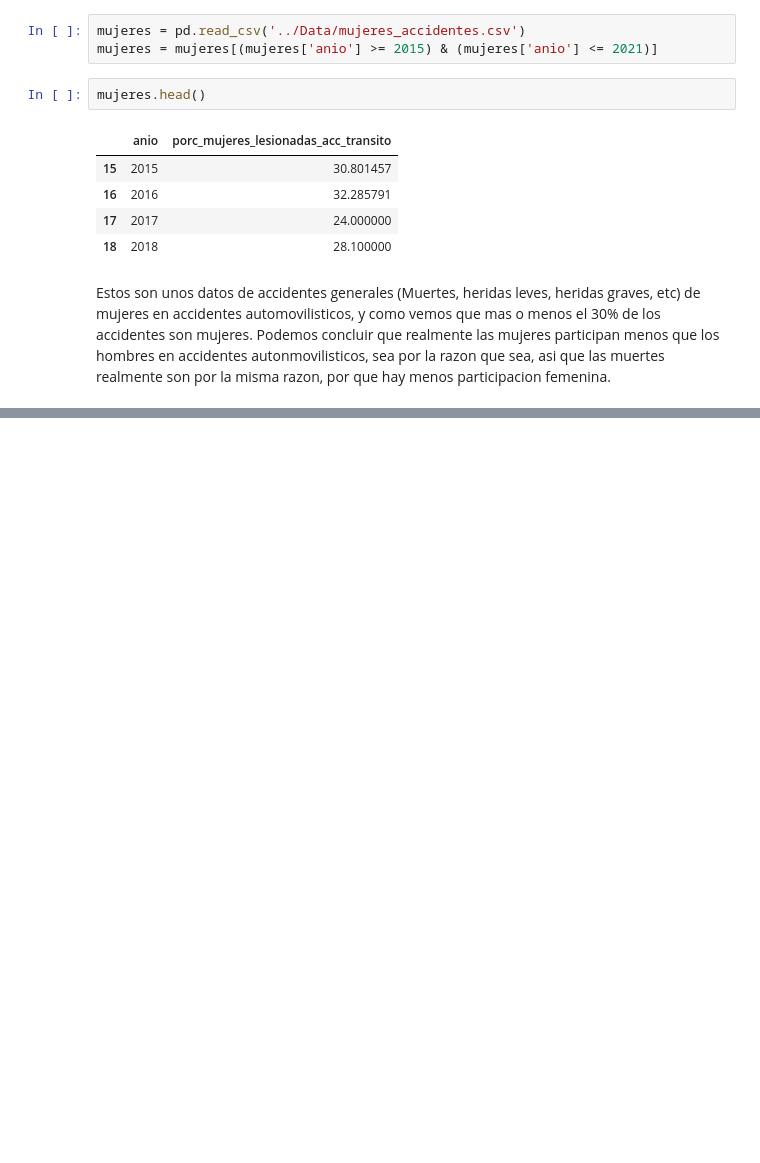
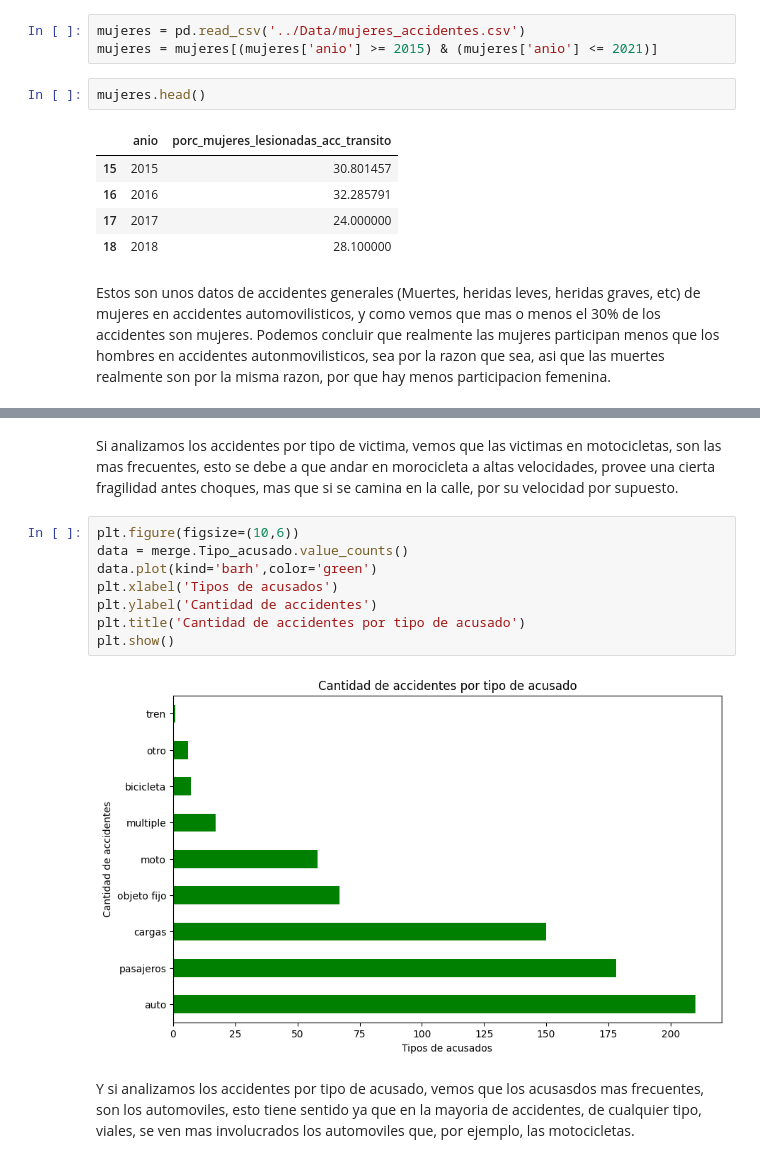
Before and after one commit to Tototastico/DataAnalysis-Accidentes-Viales, a Jupyter notebook: Notebooks/EDA.ipynb, the cells around one changed output, grey strips where cells are left out. Saved outputs shown, nothing was run; the diff lists cells and outputs as text; blank space fills up the shorter version.

```diff
--- a/Notebooks/EDA.ipynb
+++ b/Notebooks/EDA.ipynb
@@ -126,0 +144,14 @@ Estos son unos datos de accidentes generales (Muertes, heridas leves, heridas gr
+# %% [markdown]
+Si analizamos  los accidentes por tipo de victima, vemos que las victimas en motocicletas, son las mas frecuentes, esto se debe a que andar en morocicleta a altas velocidades, provee una cierta fragilidad antes choques, mas que si se camina en la calle, por su velocidad por supuesto.
+# %%
+plt.figure(figsize=(10,6))
+data = merge.Tipo_acusado.value_counts()
+data.plot(kind='barh',color='green')
+plt.xlabel('Tipos de acusados')
+plt.ylabel('Cantidad de accidentes')
+plt.title('Cantidad de accidentes por tipo de acusado')
+plt.show()
+# %% [output]
+[figure, added]
+# %% [markdown]
+Y si analizamos  los accidentes por tipo de acusado, vemos que los acusasdos mas frecuentes, son los automoviles, esto tiene sentido ya que en la mayoria de accidentes, de cualquier tipo, viales, se ven mas involucrados los automoviles que, por ejemplo, las motocicletas.
```
Also changed, not shown: parts of 3 cells of this notebook, 3 other files.
